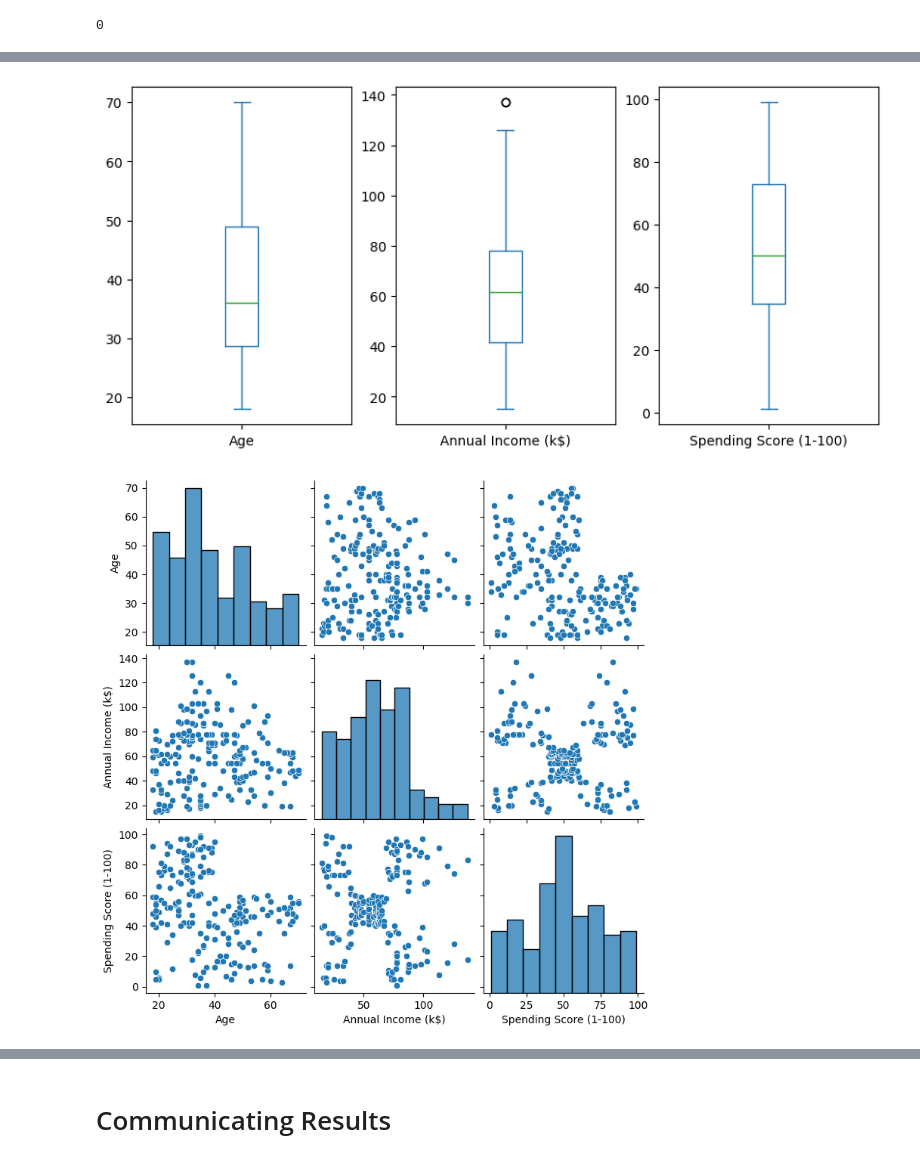
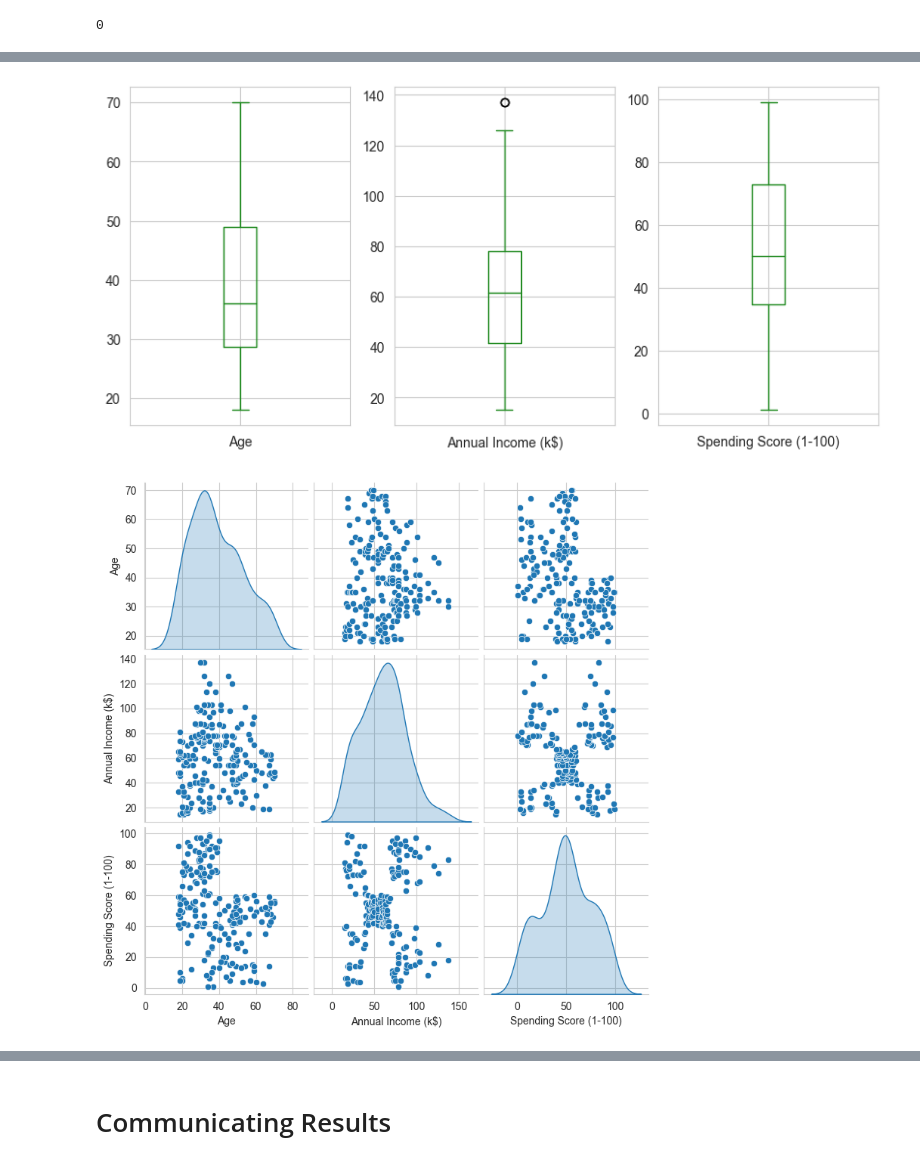
Before and after one commit to Boghdady9/PRODIGY_ML_02, a Jupyter notebook: Notebook.ipynb, the cells around one changed output, grey strips where cells are left out. Saved outputs shown, nothing was run; the diff lists cells and outputs as text; code cells hidden in the pictures.

```diff
--- a/Notebook.ipynb
+++ b/Notebook.ipynb
@@ -9,4 +16,4 @@ import plotly.express as px
 # %%
-dataset = pd.read_csv('Mall_Customers.csv')
+dataset = pd.read_csv('Mall_Customers.csv').set_index('CustomerID')
 dataset.head()
 # %% [output]
@@ -64,5 +67,3 @@ the customers ID is not important for our analysis because it has high cardinali
-# %%
-dataset.drop('CustomerID', axis=1, inplace=True)
 # %%
 dataset.head()
 # %% [output]
@@ -81,8 +84,10 @@ dataset.hist(figsize=(10,10));
 # %%
-dataset.plot(kind='box', subplots=True, layout=(2,3), figsize=(10,10));
+# ploting the boxplot with different unique colors
+dataset.plot(kind='box', subplots=True, layout=(2,3), figsize=(10,10),color='forestgreen');
 # %% [output]
-[figure, old version]
+[figure, new version]
 # %%
-sns.pairplot(dataset);
+# ploting the pairplot with line of best fit
+sns.pairplot(dataset, diag_kind='kde');
 # %% [output]
-[figure, old version]
+[figure, new version]
```
Also changed, not shown: parts of 42 cells of this notebook.
